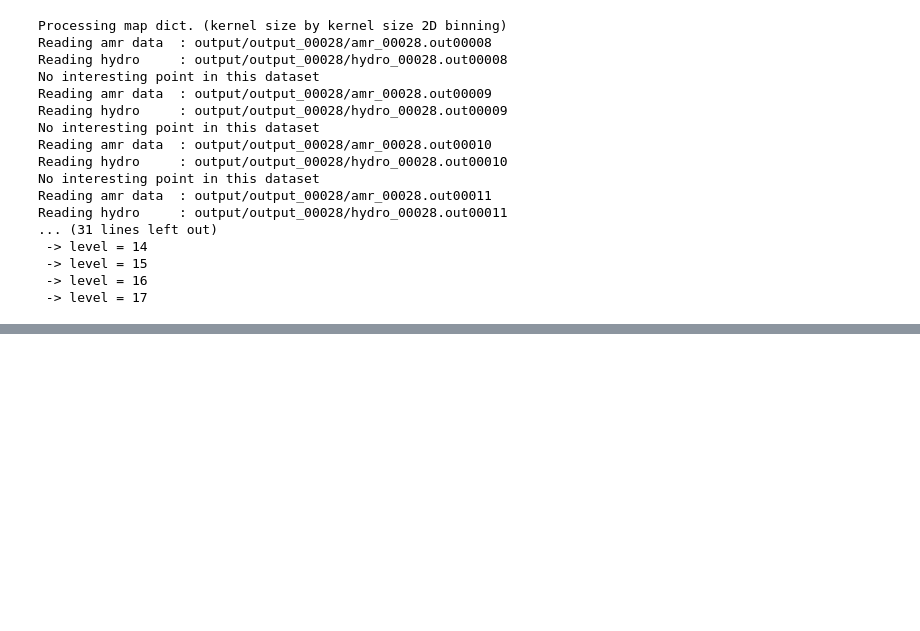
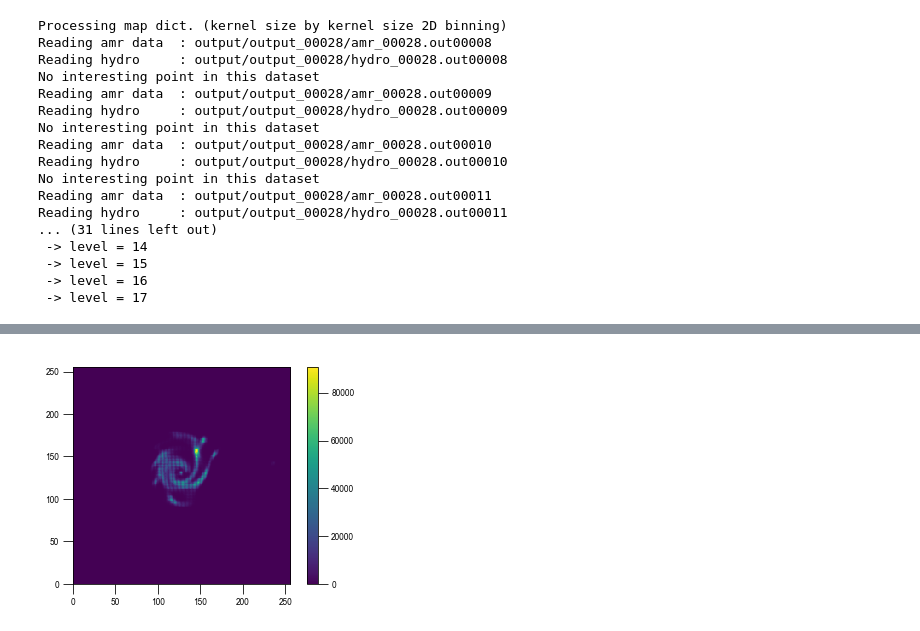
Before and after one commit to astro313/mc_eor, a Jupyter notebook: test_read_h2.ipynb, the cells around one changed output, grey strips where cells are left out. Saved outputs shown, nothing was run; the diff lists cells and outputs as text; code cells hidden in the pictures; blank space fills up the shorter version.

```diff
--- a/test_read_h2.ipynb
+++ b/test_read_h2.ipynb
@@ -583,0 +575,16 @@ print rho_cam.max() * mH2gram * gram2Msun * (cm2pc)**3
+# %%
+# map operator: use Msun
+down_func = lambda dset: (dset["rho"] * dset["H2"] * ro.info['unit_mass'].express(C.Msun) * (dset.get_sizes())**3)
+mass_h2 = ScalarOperator(down_func)
+scal_func = mass_h2
+surface_plot = False
+
+axes = {'los': line_of_sight_axis}
+
+# Map processing
+mp = fft_projection.MapFFTProcessor(amr, ro.info)
+
+cam  = Camera(center=center, line_of_sight_axis=axes['los'], region_size=region_size, distance=distance,
+             far_cut_depth=far_cut_depth, up_vector=up_vector, map_max_size=map_max_size, log_sensitive=True)
+
+map = mp.process(scal_func, cam, surf_qty=surface_plot)
@@ -583,0 +609,6 @@ print rho_cam.max() * mH2gram * gram2Msun * (cm2pc)**3
+# %%
+plt.imshow(map)
+plt.colorbar()    # Msun
+plt.show();
+# %% [output]
+[figure, added]
```
Also changed, not shown: parts of 21 cells of this notebook.
